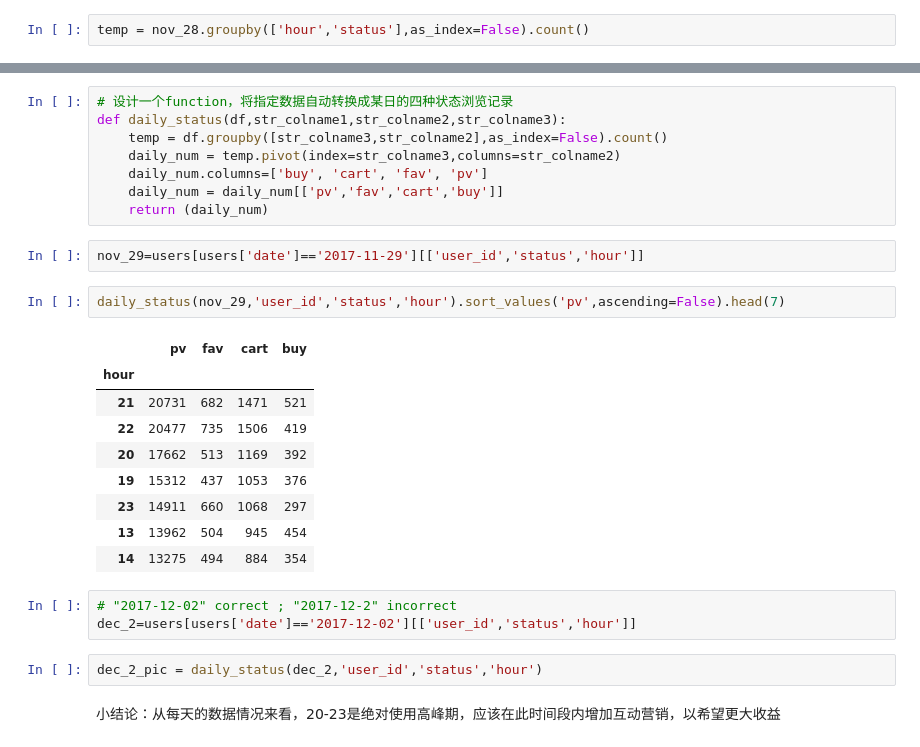
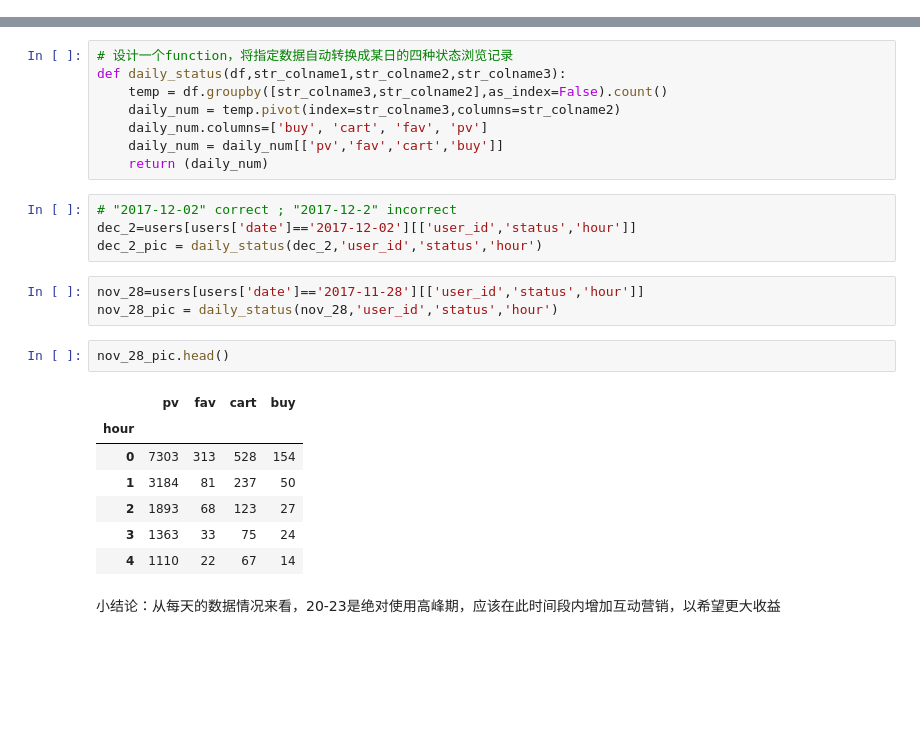
Before and after one commit to paxton615/Alibaba_UserBehavior_Analysis, a Jupyter notebook: drafts/AUBA_图表测试.ipynb, the cells around one changed output, grey strips where cells are left out. Saved outputs shown, nothing was run; the diff lists cells and outputs as text; blank space fills up the shorter version.

```diff
--- a/drafts/AUBA_图表测试.ipynb
+++ b/drafts/AUBA_图表测试.ipynb
@@ -494,2 +470,0 @@ nov_28.head()
-# %%
-temp = nov_28.groupby(['hour','status'],as_index=False).count()
@@ -536,24 +476,22 @@ def daily_status(df,str_colname1,str_colname2,str_colname3):
     daily_num.columns=['buy', 'cart', 'fav', 'pv']
     daily_num = daily_num[['pv','fav','cart','buy']]
     return (daily_num)
+# %%
+# "2017-12-02" correct ; "2017-12-2" incorrect
+dec_2=users[users['date']=='2017-12-02'][['user_id','status','hour']]
+dec_2_pic = daily_status(dec_2,'user_id','status','hour')
 # %%
-nov_29=users[users['date']=='2017-11-29'][['user_id','status','hour']]
+nov_28=users[users['date']=='2017-11-28'][['user_id','status','hour']]
+nov_28_pic = daily_status(nov_28,'user_id','status','hour')
-# %%
-daily_status(nov_29,'user_id','status','hour').sort_values('pv',ascending=False).head(7)
-# %% [output]
-|  | pv | fav | cart | buy |
-| hour |  |  |  |  |
-| 21 | 20731 | 682 | 1471 | 521 |
-| 22 | 20477 | 735 | 1506 | 419 |
-| 20 | 17662 | 513 | 1169 | 392 |
-| 19 | 15312 | 437 | 1053 | 376 |
-| 23 | 14911 | 660 | 1068 | 297 |
-| 13 | 13962 | 504 | 945 | 454 |
-| 14 | 13275 | 494 | 884 | 354 |
-# %%
-# "2017-12-02" correct ; "2017-12-2" incorrect
-dec_2=users[users['date']=='2017-12-02'][['user_id','status','hour']]
-# %%
-dec_2_pic = daily_status(dec_2,'user_id','status','hour')
+# %%
+nov_28_pic.head()
+# %% [output]
+|  | pv | fav | cart | buy |
+| hour |  |  |  |  |
+| 0 | 7303 | 313 | 528 | 154 |
+| 1 | 3184 | 81 | 237 | 50 |
+| 2 | 1893 | 68 | 123 | 27 |
+| 3 | 1363 | 33 | 75 | 24 |
+| 4 | 1110 | 22 | 67 | 14 |
 # %% [markdown]
 小结论：从每天的数据情况来看，20-23是绝对使用高峰期，应该在此时间段内增加互动营销，以希望更大收益
```
Also changed, not shown: parts of 29 cells of this notebook, 5 other files.
